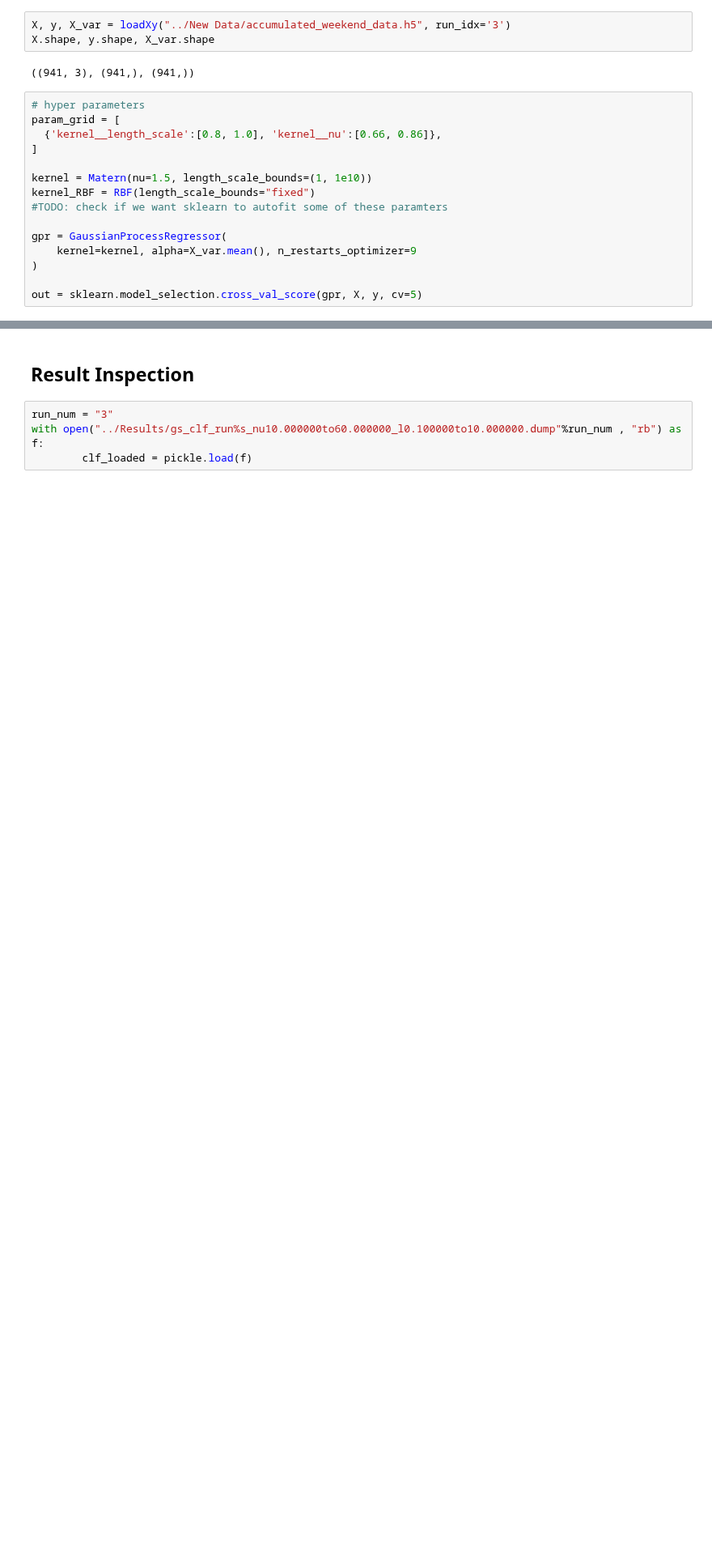
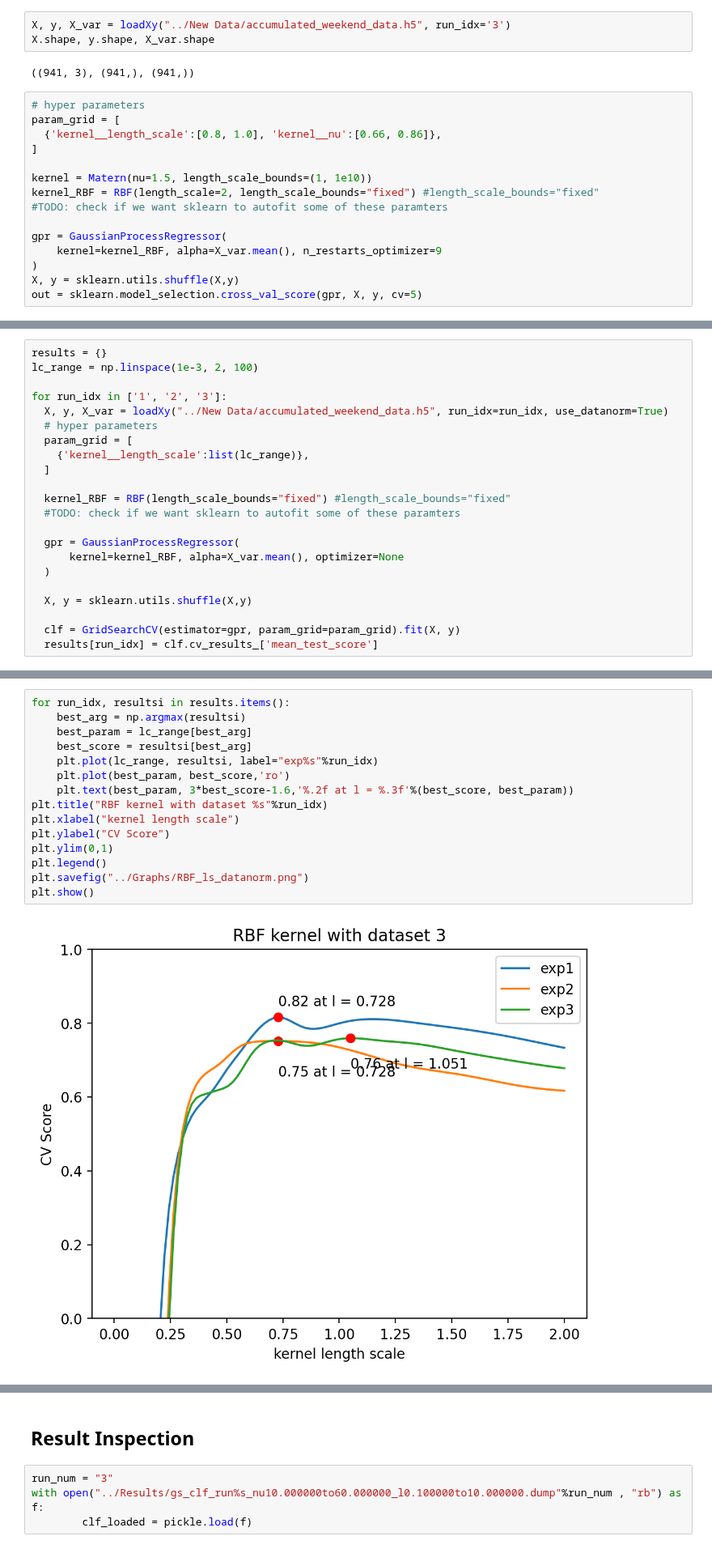
Before and after one commit to yubinhu/Venus-Exploration, a Jupyter notebook: Scripts/GRonDatav2.0.ipynb, the cells around one changed output, grey strips where cells are left out. Shown at 81% size. Cells and saved outputs as stored; diff of their text form; blank space fills up the shorter version.

```diff
--- a/Scripts/GRonDatav2.0.ipynb
+++ b/Scripts/GRonDatav2.0.ipynb
@@ -27,11 +28,11 @@ param_grid = [
 ]
 
 kernel = Matern(nu=1.5, length_scale_bounds=(1, 1e10))
-kernel_RBF = RBF(length_scale_bounds="fixed")
+kernel_RBF = RBF(length_scale=2, length_scale_bounds="fixed") #length_scale_bounds="fixed"
 #TODO: check if we want sklearn to autofit some of these paramters
 
 gpr = GaussianProcessRegressor(
-    kernel=kernel, alpha=X_var.mean(), n_restarts_optimizer=9
+    kernel=kernel_RBF, alpha=X_var.mean(), n_restarts_optimizer=9
 )
-
+X, y = sklearn.utils.shuffle(X,y)
 out = sklearn.model_selection.cross_val_score(gpr, X, y, cv=5)
@@ -41,0 +45,22 @@ array([-0.00427885, -0.00168121, -0.00029284, -0.01368456, -0.00891658])
+# %%
+results = {}
+lc_range = np.linspace(1e-3, 2, 100)
+
+for run_idx in ['1', '2', '3']:
+  X, y, X_var = loadXy("../New Data/accumulated_weekend_data.h5", run_idx=run_idx, use_datanorm=True)
+  # hyper parameters
+  param_grid = [
+    {'kernel__length_scale':list(lc_range)},
+  ]
+
+  kernel_RBF = RBF(length_scale_bounds="fixed") #length_scale_bounds="fixed"
+  #TODO: check if we want sklearn to autofit some of these paramters
+
+  gpr = GaussianProcessRegressor(
+      kernel=kernel_RBF, alpha=X_var.mean(), optimizer=None
+  )
+
+  X, y = sklearn.utils.shuffle(X,y)
+
+  clf = GridSearchCV(estimator=gpr, param_grid=param_grid).fit(X, y)
+  results[run_idx] = clf.cv_results_['mean_test_score']
@@ -41,0 +69,17 @@ array([-0.00427885, -0.00168121, -0.00029284, -0.01368456, -0.00891658])
+# %%
+for run_idx, resultsi in results.items():
+    best_arg = np.argmax(resultsi)
+    best_param = lc_range[best_arg]
+    best_score = resultsi[best_arg]
+    plt.plot(lc_range, resultsi, label="exp%s"%run_idx)
+    plt.plot(best_param, best_score,'ro')
+    plt.text(best_param, 3*best_score-1.6,'%.2f at l = %.3f'%(best_score, best_param))
+plt.title("RBF kernel with dataset %s"%run_idx)
+plt.xlabel("kernel length scale")
+plt.ylabel("CV Score")
+plt.ylim(0,1)
+plt.legend()
+plt.savefig("../Graphs/RBF_ls_datanorm.png")
+plt.show()
+# %% [output]
+[figure, added]
```
Also changed, not shown: parts of 16 cells of this notebook, 47 other files.
